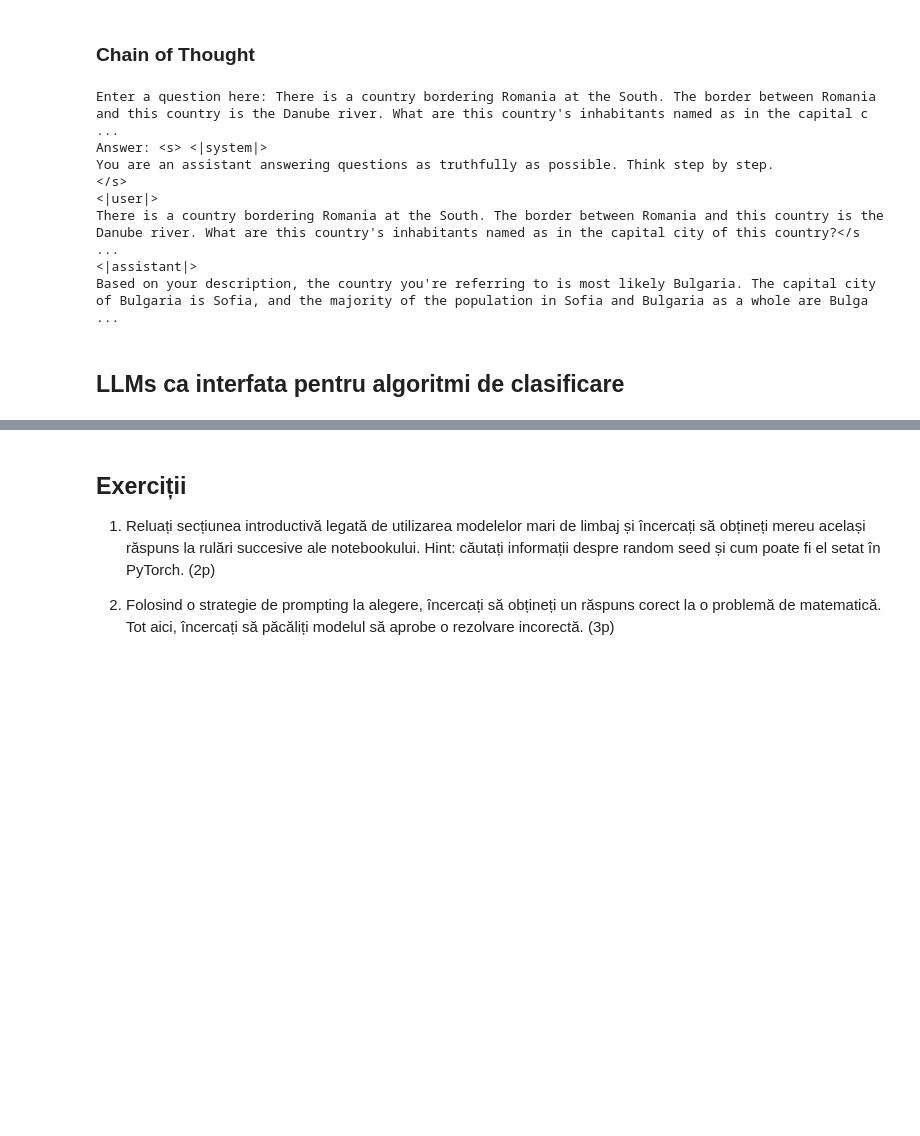
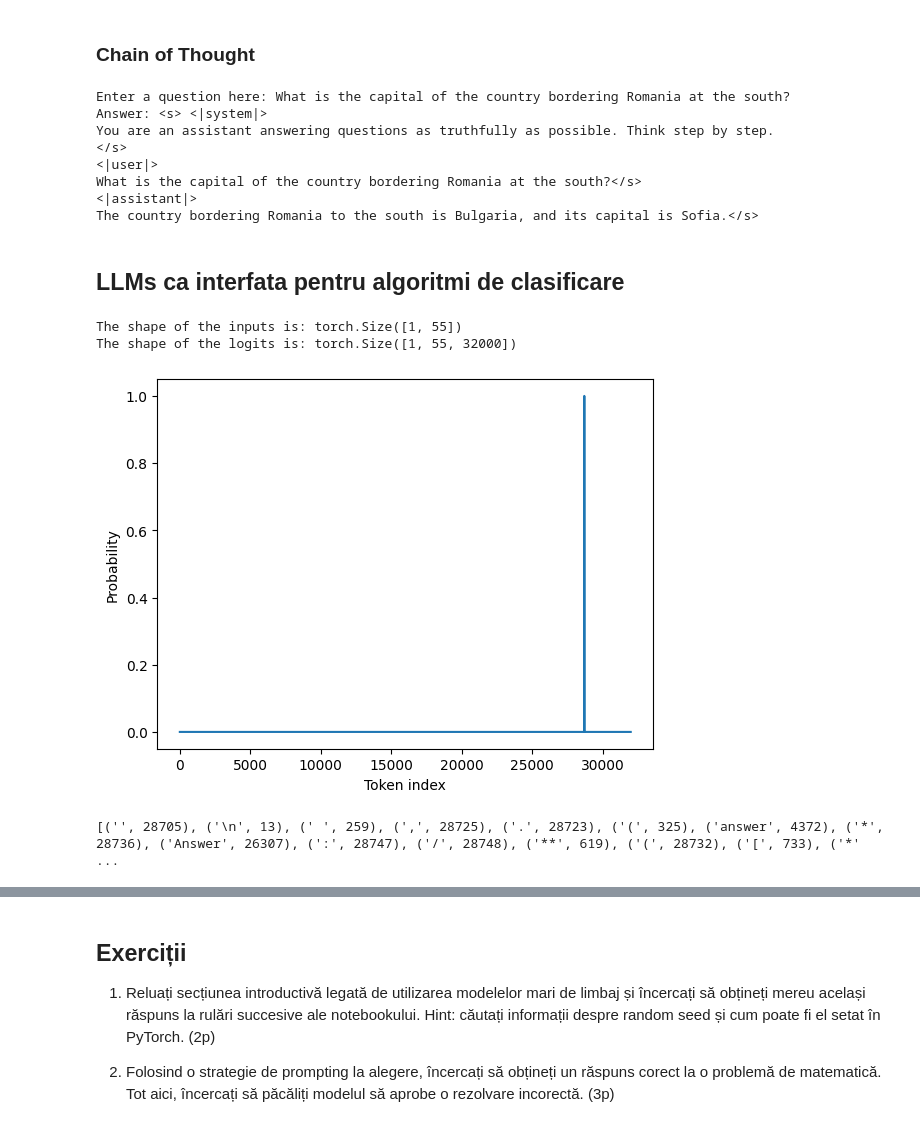
Before and after one commit to Earthbert/PRNP-labs, a Jupyter notebook: lab7/Lab07PR.ipynb, the cells around one changed output, grey strips where cells are left out. Drawn from its saved outputs; the diff is of its cells as text; code cells hidden in the pictures; blank space fills up the shorter version.

```diff
--- a/lab7/Lab07PR.ipynb
+++ b/lab7/Lab07PR.ipynb
@@ -868,10 +891,12 @@ import matplotlib.pyplot as plt
 # %%
 #@title Încărcați modelul. Acest lucru poate fi destul de lent (aprox. 3 minute), dar ar trebui să funcționeze bine în Colab.
+
+bb_config = BitsAndBytesConfig(load_in_8bit=True)
 
 tokenizer = AutoTokenizer.from_pretrained("HuggingFaceH4/zephyr-7b-beta")
 model = AutoModelForCausalLM.from_pretrained(
     "HuggingFaceH4/zephyr-7b-beta",
-    load_in_8bit=True,
+    config = bb_config,
     device_map="auto",
 )
 # %% [output]
@@ -1133,46 +1168,52 @@ generation_output = model.generate(
 answer = tokenizer.decode(generation_output[0])
 print("Answer:", answer)
 # %% [output]
-Enter a question here: There is a country bordering Romania at the South. The border between Romania and this country is the Danube river. What are this country's inhabitants named as in the capital c ...
+Enter a question here: What is the capital of the country bordering Romania at the south?
 Answer: <s> <|system|>
 You are an assistant answering questions as truthfully as possible. Think step by step.
 </s>
 <|user|>
-There is a country bordering Romania at the South. The border between Romania and this country is the Danube river. What are this country's inhabitants named as in the capital city of this country?</s ...
+What is the capital of the country bordering Romania at the south?</s>
 <|assistant|>
-Based on your description, the country you're referring to is most likely Bulgaria. The capital city of Bulgaria is Sofia, and the majority of the population in Sofia and Bulgaria as a whole are Bulga ...
+The country bordering Romania to the south is Bulgaria, and its capital is Sofia.</s>
 # %% [markdown]
 ## LLMs ca interfata pentru algoritmi de clasificare
 # %%
 import matplotlib.pyplot as plt
 question = "Is looking at the logits of answers a good way to extract the knowledge of large language models?"
 prompt = f"""<|system|>
 You are an assistant answering questions as truthfully as possible. Think step by step.
 </s>
 <|user|>
 {question}</s>"""
 inputs = tokenizer(prompt, return_tensors="pt")
 input_ids = inputs["input_ids"].cuda()
 
 res = model.forward(input_ids=input_ids,)
 print("The shape of the inputs is:", input_ids.shape)
 print("The shape of the logits is:", res.logits.shape)
 # This result of the forward pass has three dimensions.
 # * A batch dimension
 # * A sequence dimension (the input had this many tokens)
 # * A vocab dimension (the model can choose between this many tokens)
 next_token_logits = res.logits[0, -1, :].cpu()
-next_token_prob = softmax(next_token_logits, axis=-1)
+next_token_prob = softmax(next_token_logits.detach().numpy(), axis=-1)
 plt.plot(range(len(next_token_prob)), next_token_prob)
 plt.xlabel("Token index")
 plt.ylabel("Probability")
 plt.show()
+# %% [output]
+The shape of the inputs is: torch.Size([1, 55])
+The shape of the logits is: torch.Size([1, 55, 32000])
+[figure, added]
 # %%
 #@title Afisam tokens cei mai probabili
 # Take the 20 most probable tokens which come after the question we asked.
 highest_prob_tokens = np.argsort(next_token_prob, axis=0)[-1:-50:-1]
 # Print those tokens
 print([(tokenizer.decode(i), i) for i in highest_prob_tokens])
+# %% [output]
+[('', 28705), ('\n', 13), (' ', 259), (',', 28725), ('.', 28723), ('(', 325), ('answer', 4372), ('*', 28736), ('Answer', 26307), (':', 28747), ('/', 28748), ('**', 619), ('(', 28732), ('[', 733), ('*' ...
 # %%
 #helper
 print(tokenizer("Yes").input_ids)
```
Also changed, not shown: parts of 18 cells of this notebook.
